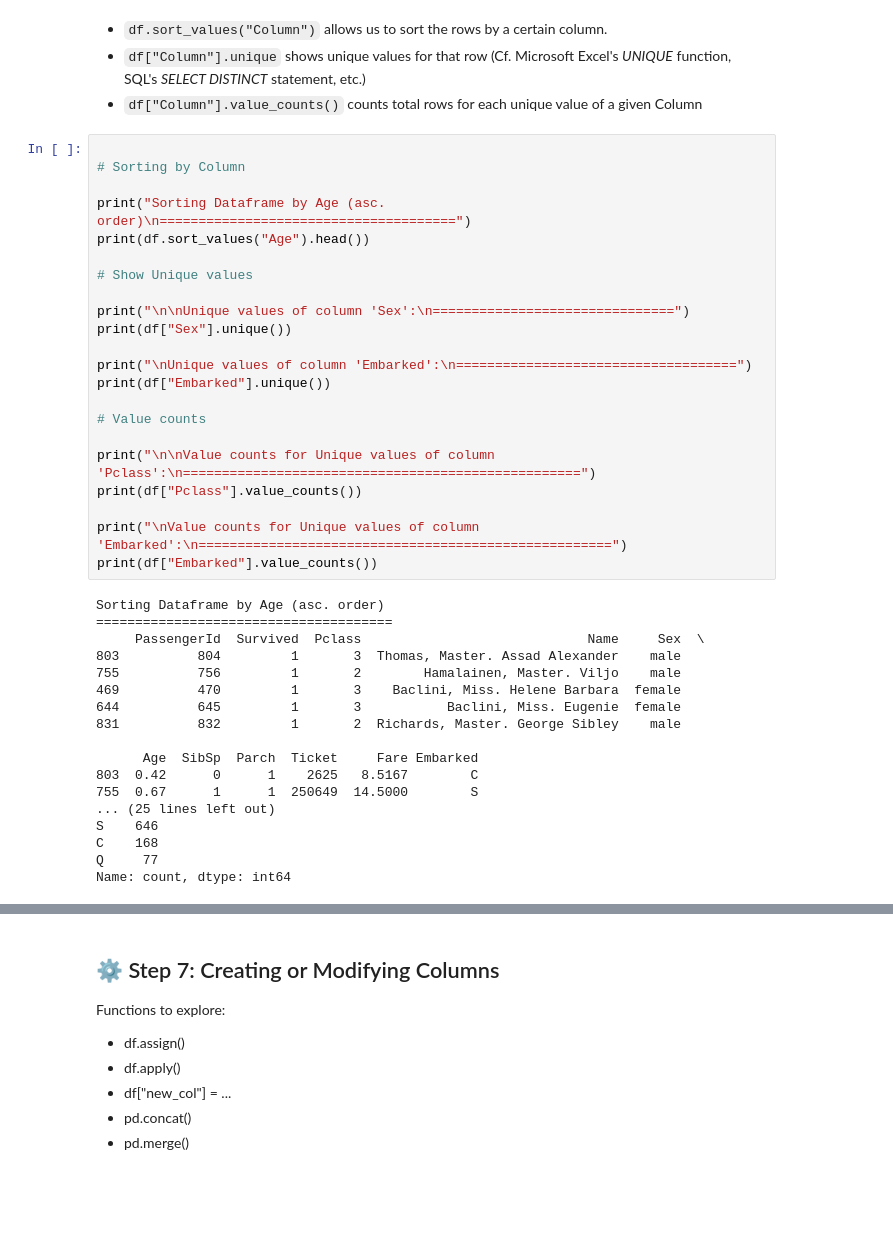
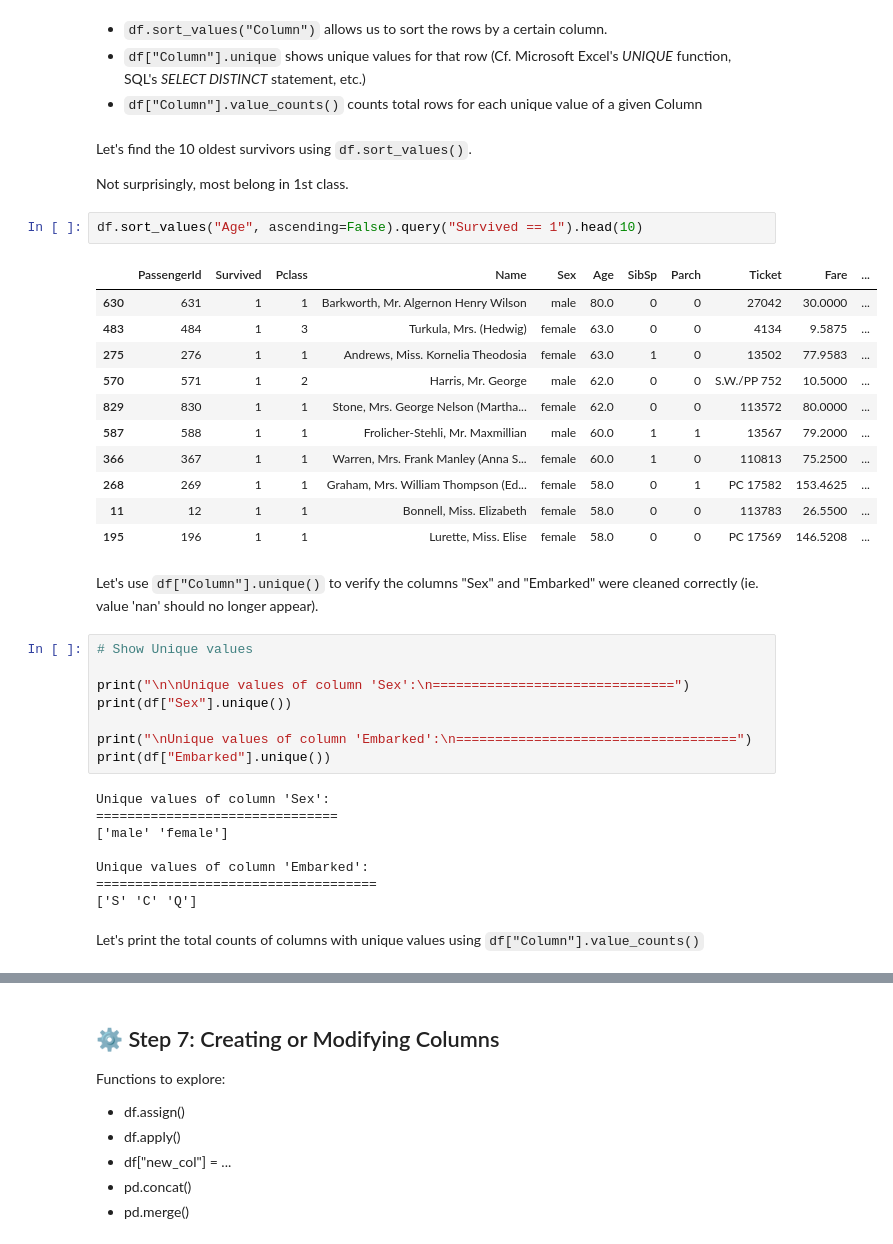
Before and after one commit to gbaltar-uiab1/titanic_pandas, a Jupyter notebook: Titanic_Pandas_Practice_Notebook.ipynb, the cells around one changed output, grey strips where cells are left out. Saved outputs shown, nothing was run; the diff lists cells and outputs as text; blank space fills up the shorter version.

````diff
--- a/Titanic_Pandas_Practice_Notebook.ipynb
+++ b/Titanic_Pandas_Practice_Notebook.ipynb
@@ -779,13 +840,27 @@ Functions to explore:
 - ```df.sort_values("Column")``` allows us to sort the rows by a certain column.
 - ```df["Column"].unique``` shows unique values for that row (Cf. Microsoft Excel's *UNIQUE* function, SQL's *SELECT DISTINCT* statement, etc.)
 - ```df["Column"].value_counts()``` counts total rows for each unique value of a given Column
+# %% [markdown]
+Let's find the 10 oldest survivors using ```df.sort_values()```.
+
+Not surprisingly, most belong in 1st class.
+# %%
+df.sort_values("Age", ascending=False).query("Survived == 1").head(10)
+# %% [output]
+|  | PassengerId | Survived | Pclass | Name | Sex | Age | SibSp | Parch | Ticket | Fare | ... |
+| 630 | 631 | 1 | 1 | Barkworth, Mr. Algernon Henry Wilson | male | 80.0 | 0 | 0 | 27042 | 30.0000 | ... |
+| 483 | 484 | 1 | 3 | Turkula, Mrs. (Hedwig) | female | 63.0 | 0 | 0 | 4134 | 9.5875 | ... |
+| 275 | 276 | 1 | 1 | Andrews, Miss. Kornelia Theodosia | female | 63.0 | 1 | 0 | 13502 | 77.9583 | ... |
+| 570 | 571 | 1 | 2 | Harris, Mr. George | male | 62.0 | 0 | 0 | S.W./PP 752 | 10.5000 | ... |
+| 829 | 830 | 1 | 1 | Stone, Mrs. George Nelson (Martha... | female | 62.0 | 0 | 0 | 113572 | 80.0000 | ... |
+| 587 | 588 | 1 | 1 | Frolicher-Stehli, Mr. Maxmillian | male | 60.0 | 1 | 1 | 13567 | 79.2000 | ... |
+| 366 | 367 | 1 | 1 | Warren, Mrs. Frank Manley (Anna S... | female | 60.0 | 1 | 0 | 110813 | 75.2500 | ... |
+| 268 | 269 | 1 | 1 | Graham, Mrs. William Thompson (Ed... | female | 58.0 | 0 | 1 | PC 17582 | 153.4625 | ... |
+| 11 | 12 | 1 | 1 | Bonnell, Miss. Elizabeth | female | 58.0 | 0 | 0 | 113783 | 26.5500 | ... |
+| 195 | 196 | 1 | 1 | Lurette, Miss. Elise | female | 58.0 | 0 | 0 | PC 17569 | 146.5208 | ... |
+# %% [markdown]
+Let's use ```df["Column"].unique()``` to verify the columns "Sex" and "Embarked" were cleaned correctly (ie. value 'nan' should no longer appear).
 # %%
-
-# Sorting by Column
-
-print("Sorting Dataframe by Age (asc. order)\n======================================")
-print(df.sort_values("Age").head())
-
 # Show Unique values
 
 print("\n\nUnique values of column 'Sex':\n===============================")
@@ -793,29 +868,13 @@ print(df["Sex"].unique())
 
 print("\nUnique values of column 'Embarked':\n====================================")
 print(df["Embarked"].unique())
-
-# Value counts
-
-print("\n\nValue counts for Unique values of column 'Pclass':\n===================================================")
-print(df["Pclass"].value_counts())
-
-print("\nValue counts for Unique values of column 'Embarked':\n=====================================================")
-print(df["Embarked"].value_counts())
 # %% [output]
-Sorting Dataframe by Age (asc. order)
-======================================
-     PassengerId  Survived  Pclass                             Name     Sex  \
-803          804         1       3  Thomas, Master. Assad Alexander    male
-755          756         1       2        Hamalainen, Master. Viljo    male
-469          470         1       3    Baclini, Miss. Helene Barbara  female
-644          645         1       3           Baclini, Miss. Eugenie  female
-831          832         1       2  Richards, Master. George Sibley    male
+Unique values of column 'Sex':
+===============================
+['male' 'female']
 
-      Age  SibSp  Parch  Ticket     Fare Embarked
-803  0.42      0      1    2625   8.5167        C
-755  0.67      1      1  250649  14.5000        S
-... (25 lines left out)
-S    646
-C    168
-Q     77
-Name: count, dtype: int64
+Unique values of column 'Embarked':
+====================================
+['S' 'C' 'Q']
+# %% [markdown]
+Let's print the total counts of columns with unique values using ```df["Column"].value_counts()```
````
Also changed, not shown: parts of 21 cells of this notebook, 2 other files.
